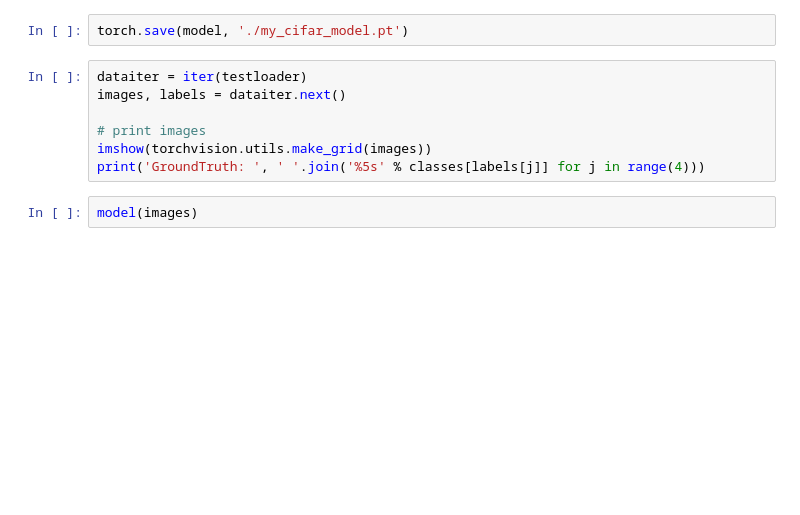
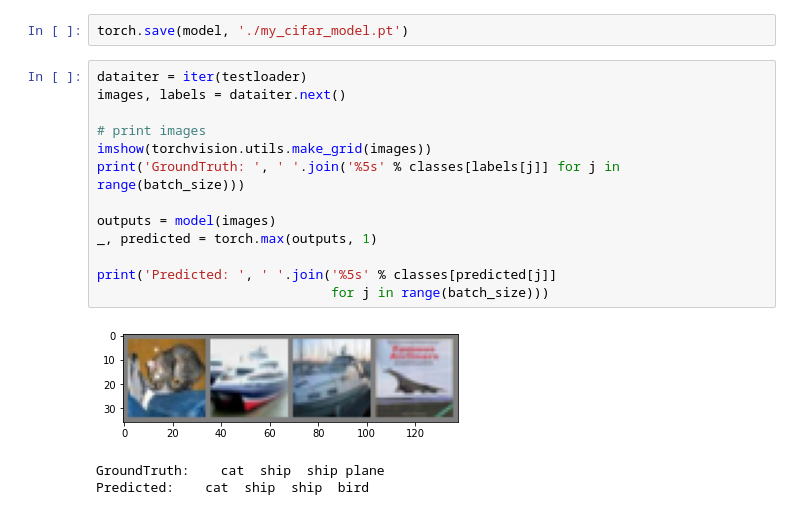
Before and after one commit to JackMcKew/jackmckew.dev, a Jupyter notebook: drafts/2020/neural-net-image-classifier/notebooks/neural-net-image-classifier.ipynb, the cells around one changed output. Cells and saved outputs as stored; diff of their text form; blank space fills up the shorter version.

```diff
--- a/drafts/2020/neural-net-image-classifier/notebooks/neural-net-image-classifier.ipynb
+++ b/drafts/2020/neural-net-image-classifier/notebooks/neural-net-image-classifier.ipynb
@@ -108,9 +143,17 @@ torch.save(model, './my_cifar_model.pt')
 # %%
 dataiter = iter(testloader)
 images, labels = dataiter.next()
 
 # print images
 imshow(torchvision.utils.make_grid(images))
-print('GroundTruth: ', ' '.join('%5s' % classes[labels[j]] for j in range(4)))
+print('GroundTruth: ', ' '.join('%5s' % classes[labels[j]] for j in range(batch_size)))
+
+outputs = model(images)
+_, predicted = torch.max(outputs, 1)
+
+print('Predicted: ', ' '.join('%5s' % classes[predicted[j]]
+                              for j in range(batch_size)))
+# %% [output]
+[figure, added]
+GroundTruth:    cat  ship  ship plane
+Predicted:    cat  ship  ship  bird
-# %%
-model(images)
```
Also changed, not shown: parts of 11 cells of this notebook, 3 other files.
